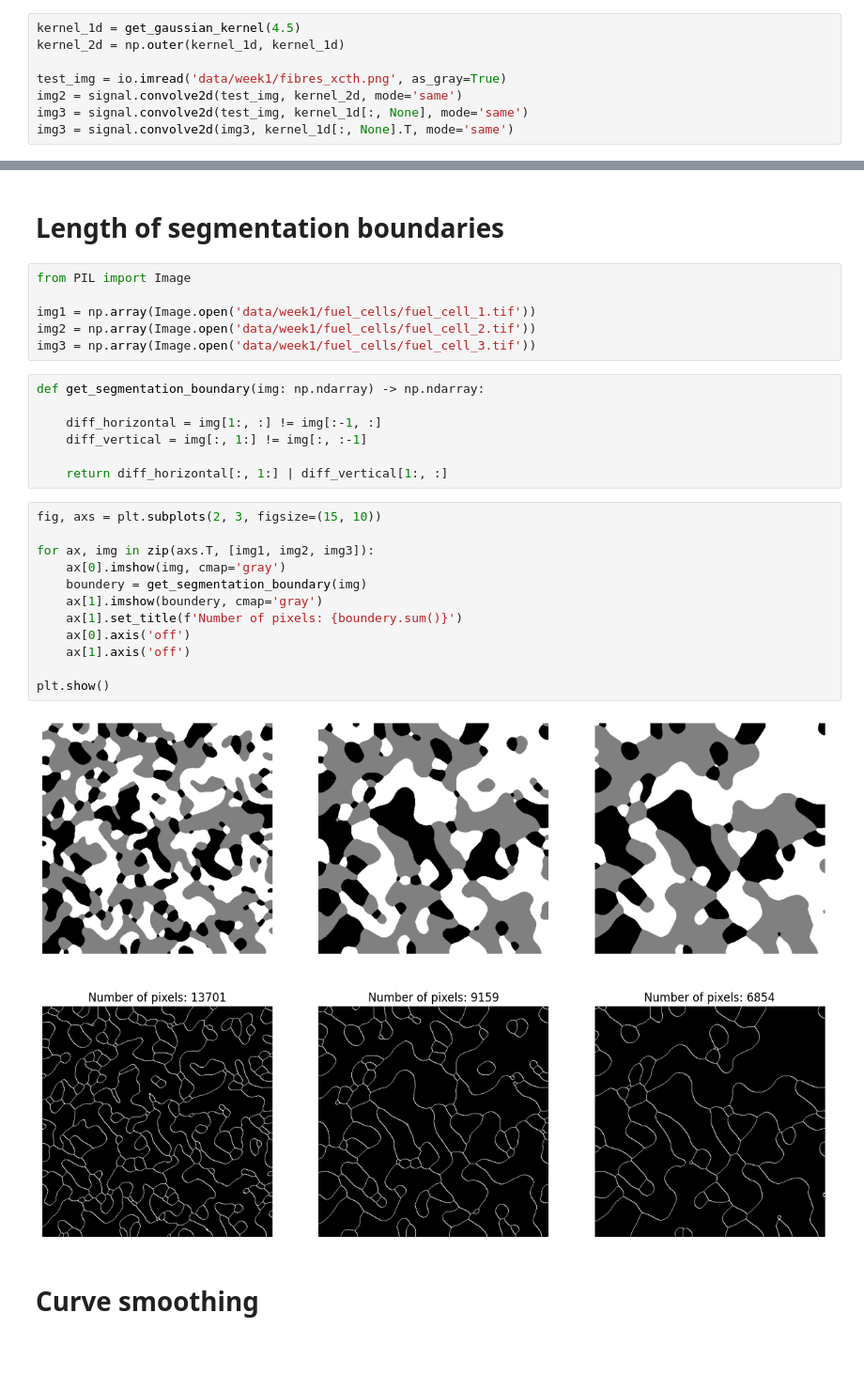
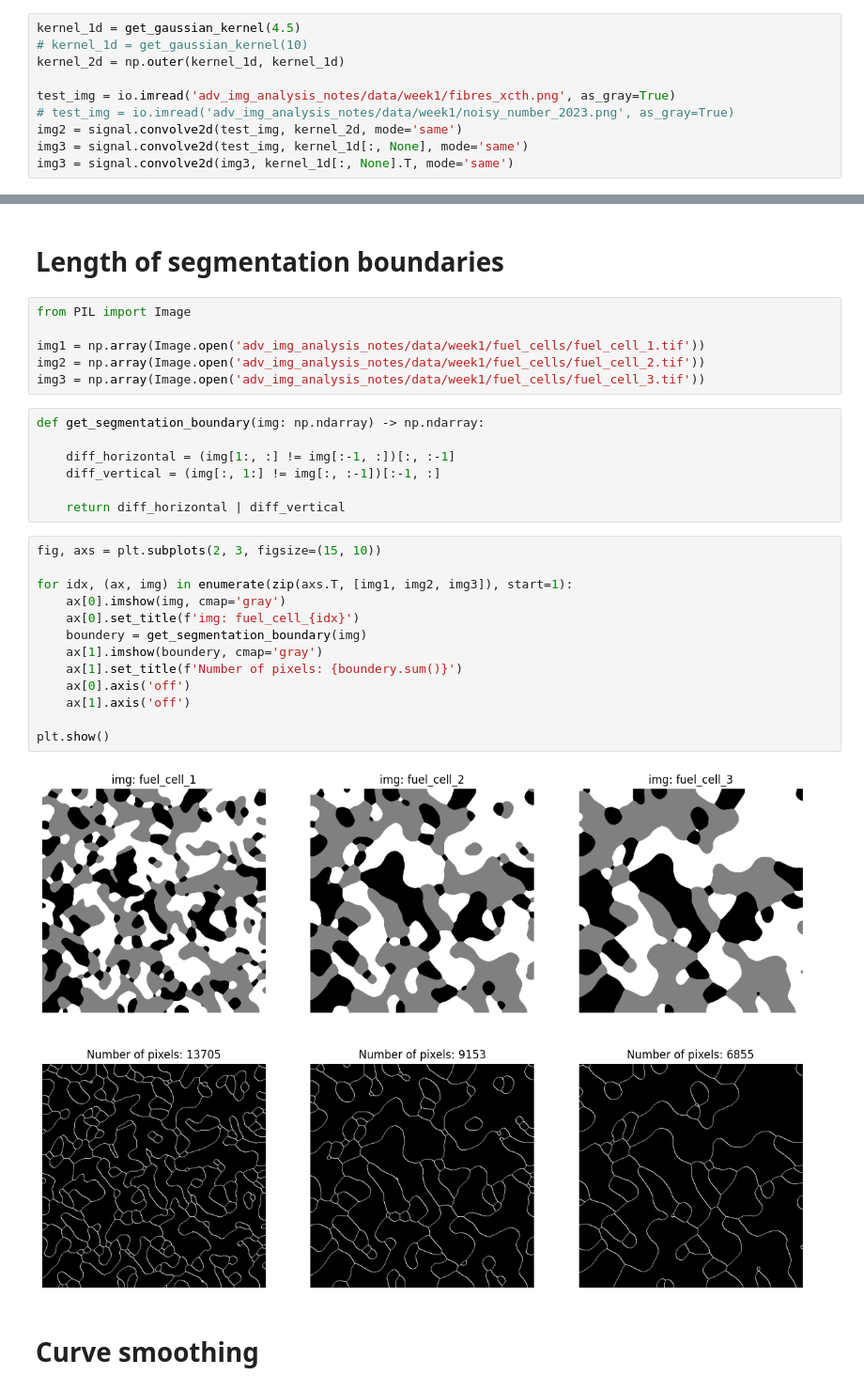
Before and after one commit to nielsenchristianole/adv_img_analysis_notes, a Jupyter notebook: excercises/week01.ipynb, the cells around one changed output, grey strips where cells are left out. Shown at 94% size. Saved outputs shown, nothing was run; the diff lists cells and outputs as text; blank space fills up the shorter version.

Commit message:
finished quiz week 1

```diff
--- a/excercises/week01.ipynb
+++ b/excercises/week01.ipynb
@@ -36,9 +36,11 @@ def get_gaussian_derivative_kernel(sigma: float, kernel_size: int=None) -> np.nd
     return kernel / np.sum(kernel)
 # %%
 kernel_1d = get_gaussian_kernel(4.5)
+# kernel_1d = get_gaussian_kernel(10)
 kernel_2d = np.outer(kernel_1d, kernel_1d)
 
-test_img = io.imread('data/week1/fibres_xcth.png', as_gray=True)
+test_img = io.imread('adv_img_analysis_notes/data/week1/fibres_xcth.png', as_gray=True)
+# test_img = io.imread('adv_img_analysis_notes/data/week1/noisy_number_2023.png', as_gray=True)
 img2 = signal.convolve2d(test_img, kernel_2d, mode='same')
 img3 = signal.convolve2d(test_img, kernel_1d[:, None], mode='same')
 img3 = signal.convolve2d(img3, kernel_1d[:, None].T, mode='same')
@@ -88,30 +92,31 @@ plt.show()
 # %%
 from PIL import Image
 
-img1 = np.array(Image.open('data/week1/fuel_cells/fuel_cell_1.tif'))
-img2 = np.array(Image.open('data/week1/fuel_cells/fuel_cell_2.tif'))
-img3 = np.array(Image.open('data/week1/fuel_cells/fuel_cell_3.tif'))
+img1 = np.array(Image.open('adv_img_analysis_notes/data/week1/fuel_cells/fuel_cell_1.tif'))
+img2 = np.array(Image.open('adv_img_analysis_notes/data/week1/fuel_cells/fuel_cell_2.tif'))
+img3 = np.array(Image.open('adv_img_analysis_notes/data/week1/fuel_cells/fuel_cell_3.tif'))
 # %%
 def get_segmentation_boundary(img: np.ndarray) -> np.ndarray:
 
-    diff_horizontal = img[1:, :] != img[:-1, :]
-    diff_vertical = img[:, 1:] != img[:, :-1]
+    diff_horizontal = (img[1:, :] != img[:-1, :])[:, :-1]
+    diff_vertical = (img[:, 1:] != img[:, :-1])[:-1, :]
 
-    return diff_horizontal[:, 1:] | diff_vertical[1:, :]
+    return diff_horizontal | diff_vertical
 # %%
 fig, axs = plt.subplots(2, 3, figsize=(15, 10))
 
-for ax, img in zip(axs.T, [img1, img2, img3]):
+for idx, (ax, img) in enumerate(zip(axs.T, [img1, img2, img3]), start=1):
     ax[0].imshow(img, cmap='gray')
+    ax[0].set_title(f'img: fuel_cell_{idx}')
     boundery = get_segmentation_boundary(img)
     ax[1].imshow(boundery, cmap='gray')
     ax[1].set_title(f'Number of pixels: {boundery.sum()}')
     ax[0].axis('off')
     ax[1].axis('off')
 
 plt.show()
 # %% [output]
-[figure, old version]
+[figure, new version]
 # %% [markdown]
 # Curve smoothing
 # %%
```
Also changed, not shown: parts of 6 cells of this notebook, 1 other file.
